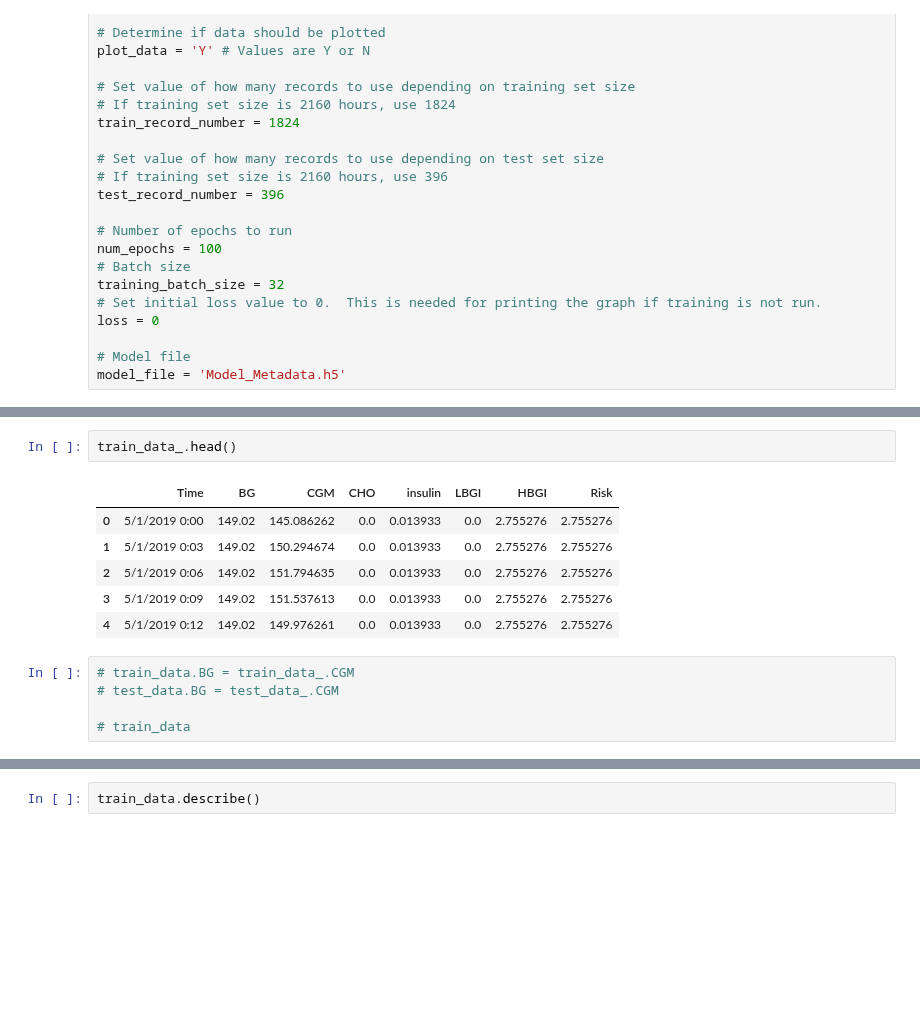
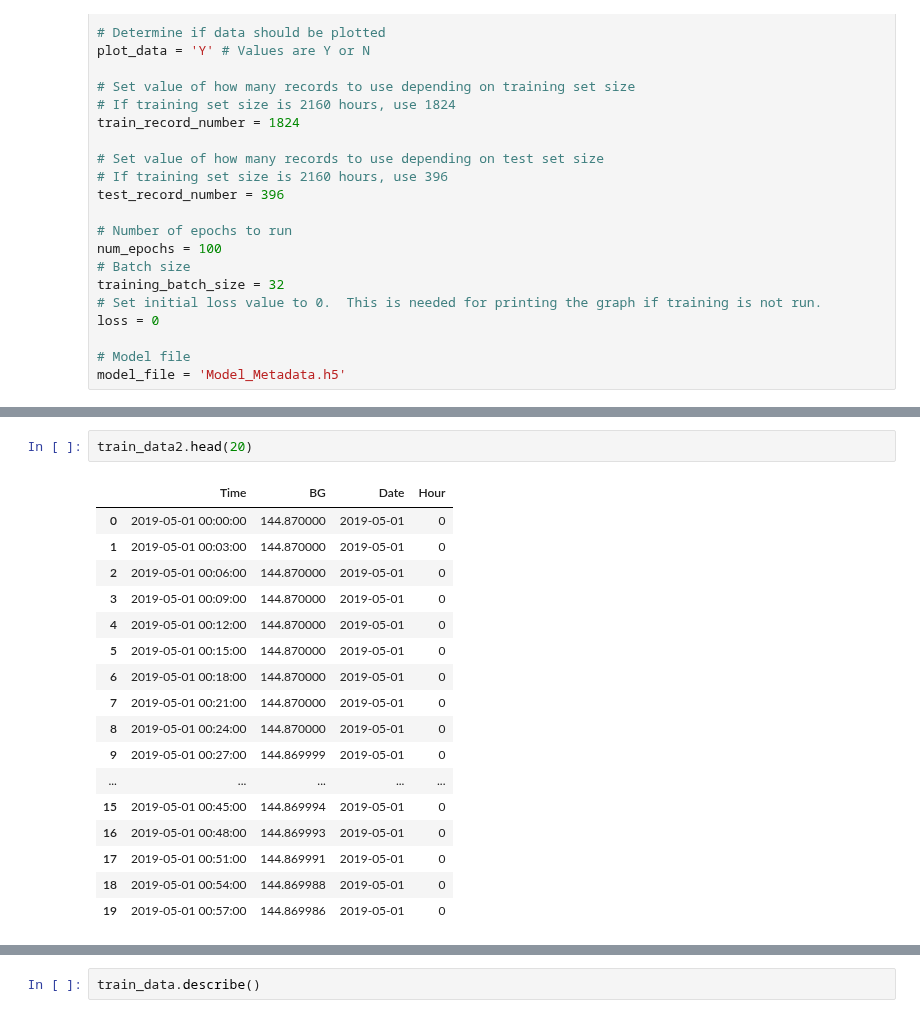
Before and after one commit to Pancrease/D-one, a Jupyter notebook: GlucForecast/GlucForecast.ipynb, the cells around one changed output, grey strips where cells are left out. Cells and saved outputs as stored; diff of their text form; blank space fills up the shorter version.

```diff
--- a/GlucForecast/GlucForecast.ipynb
+++ b/GlucForecast/GlucForecast.ipynb
@@ -200,20 +202,26 @@ test_data_ = pd.read_csv("/content/adolescent#001-test.csv", index_col=False)
 print('Data Impoted!!!!')
 # %% [output]
 Data Impoted!!!!
-# %%
-train_data_.head()
-# %% [output]
-|  | Time | BG | CGM | CHO | insulin | LBGI | HBGI | Risk |
-| 0 | 5/1/2019 0:00 | 149.02 | 145.086262 | 0.0 | 0.013933 | 0.0 | 2.755276 | 2.755276 |
-| 1 | 5/1/2019 0:03 | 149.02 | 150.294674 | 0.0 | 0.013933 | 0.0 | 2.755276 | 2.755276 |
-| 2 | 5/1/2019 0:06 | 149.02 | 151.794635 | 0.0 | 0.013933 | 0.0 | 2.755276 | 2.755276 |
-| 3 | 5/1/2019 0:09 | 149.02 | 151.537613 | 0.0 | 0.013933 | 0.0 | 2.755276 | 2.755276 |
-| 4 | 5/1/2019 0:12 | 149.02 | 149.976261 | 0.0 | 0.013933 | 0.0 | 2.755276 | 2.755276 |
-# %%
-# train_data.BG = train_data_.CGM
-# test_data.BG = test_data_.CGM
-
-# train_data
+# %%
+train_data2.head(20)
+# %% [output]
+|  | Time | BG | Date | Hour |
+| 0 | 2019-05-01 00:00:00 | 144.870000 | 2019-05-01 | 0 |
+| 1 | 2019-05-01 00:03:00 | 144.870000 | 2019-05-01 | 0 |
+| 2 | 2019-05-01 00:06:00 | 144.870000 | 2019-05-01 | 0 |
+| 3 | 2019-05-01 00:09:00 | 144.870000 | 2019-05-01 | 0 |
+| 4 | 2019-05-01 00:12:00 | 144.870000 | 2019-05-01 | 0 |
+| 5 | 2019-05-01 00:15:00 | 144.870000 | 2019-05-01 | 0 |
+| 6 | 2019-05-01 00:18:00 | 144.870000 | 2019-05-01 | 0 |
+| 7 | 2019-05-01 00:21:00 | 144.870000 | 2019-05-01 | 0 |
+| 8 | 2019-05-01 00:24:00 | 144.870000 | 2019-05-01 | 0 |
+| 9 | 2019-05-01 00:27:00 | 144.869999 | 2019-05-01 | 0 |
+| ... | ... | ... | ... | ... |
+| 15 | 2019-05-01 00:45:00 | 144.869994 | 2019-05-01 | 0 |
+| 16 | 2019-05-01 00:48:00 | 144.869993 | 2019-05-01 | 0 |
+| 17 | 2019-05-01 00:51:00 | 144.869991 | 2019-05-01 | 0 |
+| 18 | 2019-05-01 00:54:00 | 144.869988 | 2019-05-01 | 0 |
+| 19 | 2019-05-01 00:57:00 | 144.869986 | 2019-05-01 | 0 |
 # %%
 train_data.head(10)
 # %% [output]
```
Also changed, not shown: parts of 7 cells of this notebook, 1 other file.
